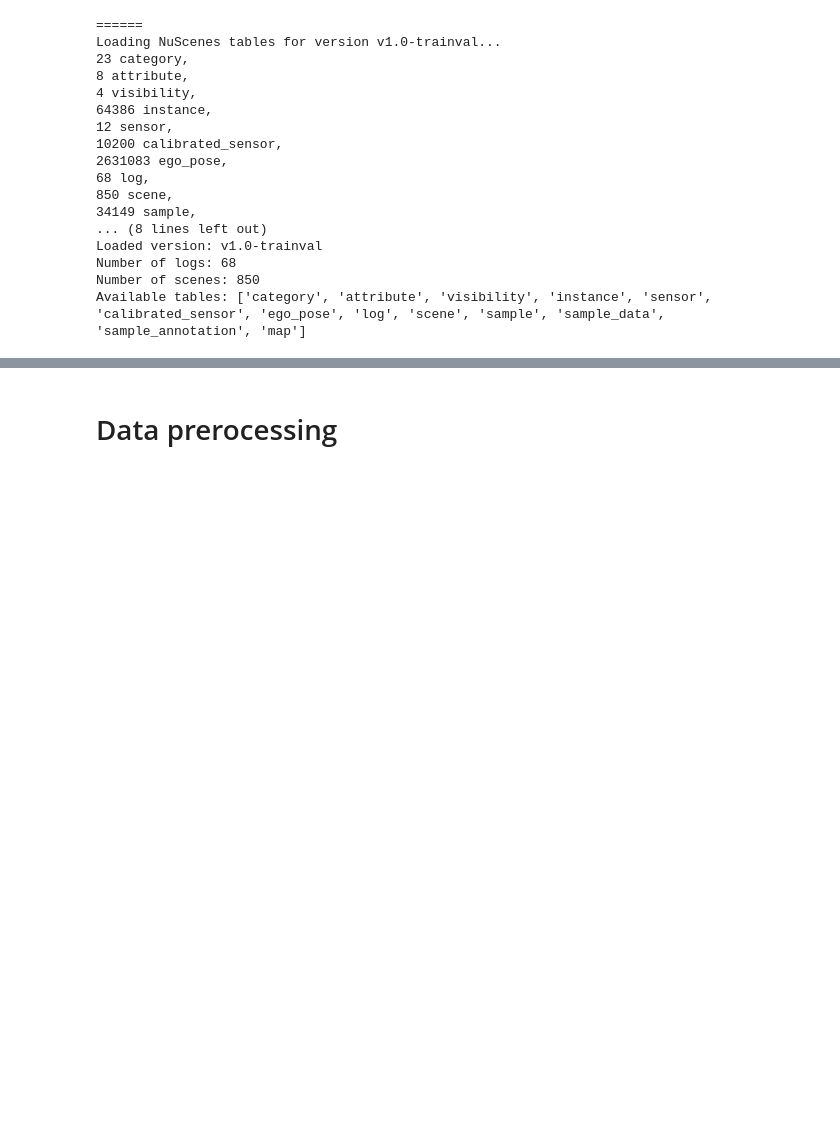
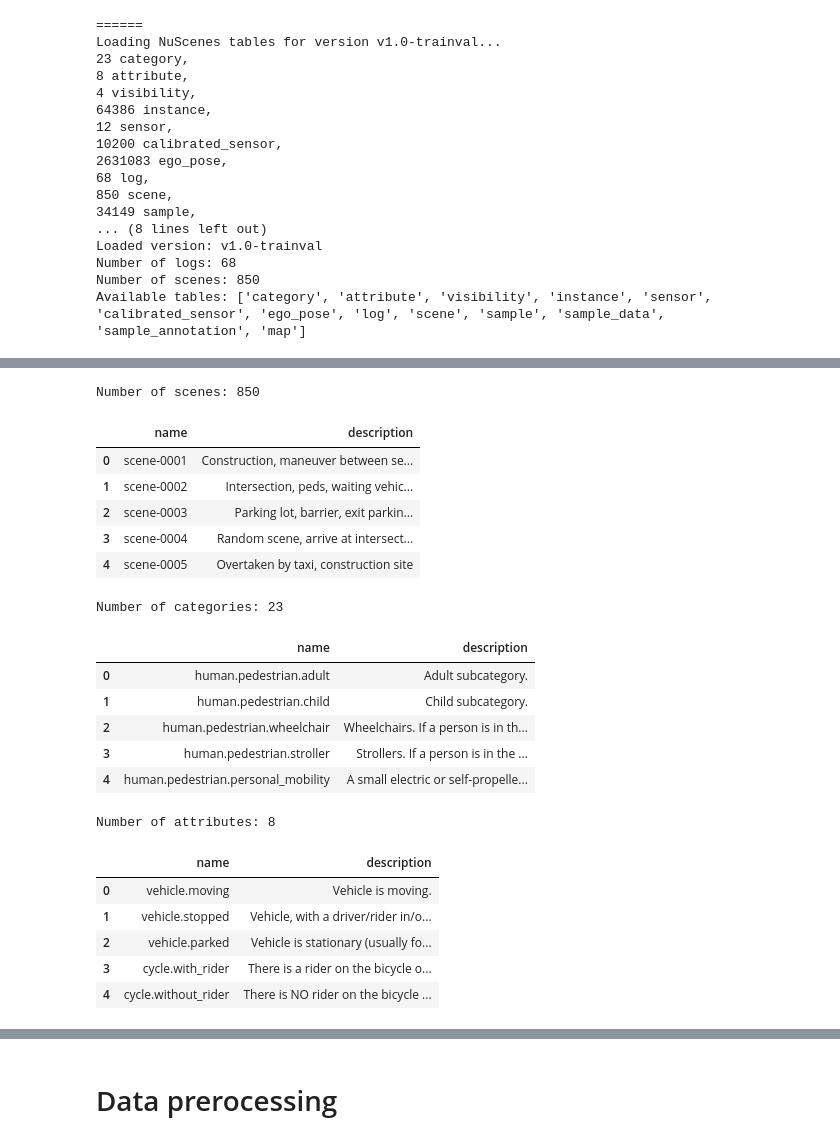
Before and after one commit to darkcyan-ugli-fruit/nuscenes-multimodal-learning, a Jupyter notebook: notebooks/00_EDA.ipynb, the cells around one changed output, grey strips where cells are left out. Saved outputs shown, nothing was run; the diff lists cells and outputs as text; code cells hidden in the pictures; blank space fills up the shorter version.

Commit message:
nb 00: refactored the dataset overview

```diff
--- a/notebooks/00_EDA.ipynb
+++ b/notebooks/00_EDA.ipynb
@@ -239,0 +207,36 @@ data token: aab35aeccbda42de82b2ff5c278a0d48
+# %%
+# High-level dataset inspection
+scene_df: pd.DataFrame = nusc_tables["scene"]
+category_df: pd.DataFrame = nusc_tables["category"]
+attribute_df: pd.DataFrame = nusc_tables["attribute"]
+
+print(f"Number of scenes: {len(scene_df)}")
+display(scene_df[["name", "description"]].head())
+
+print(f"\nNumber of categories: {len(category_df)}")
+display(category_df[["name", "description"]].head())
+
+print(f"\nNumber of attributes: {len(attribute_df)}")
+display(attribute_df[["name", "description"]].head())
+# %% [output]
+Number of scenes: 850
+|  | name | description |
+| 0 | scene-0001 | Construction, maneuver between se... |
+| 1 | scene-0002 | Intersection, peds, waiting vehic... |
+| 2 | scene-0003 | Parking lot, barrier, exit parkin... |
+| 3 | scene-0004 | Random scene, arrive at intersect... |
+| 4 | scene-0005 | Overtaken by taxi, construction site |
+Number of categories: 23
+|  | name | description |
+| 0 | human.pedestrian.adult | Adult subcategory. |
+| 1 | human.pedestrian.child | Child subcategory. |
+| 2 | human.pedestrian.wheelchair | Wheelchairs. If a person is in th... |
+| 3 | human.pedestrian.stroller | Strollers. If a person is in the ... |
+| 4 | human.pedestrian.personal_mobility | A small electric or self-propelle... |
+Number of attributes: 8
+|  | name | description |
+| 0 | vehicle.moving | Vehicle is moving. |
+| 1 | vehicle.stopped | Vehicle, with a driver/rider in/o... |
+| 2 | vehicle.parked | Vehicle is stationary (usually fo... |
+| 3 | cycle.with_rider | There is a rider on the bicycle o... |
+| 4 | cycle.without_rider | There is NO rider on the bicycle ... |
```
Also changed, not shown: parts of 106 cells of this notebook.
